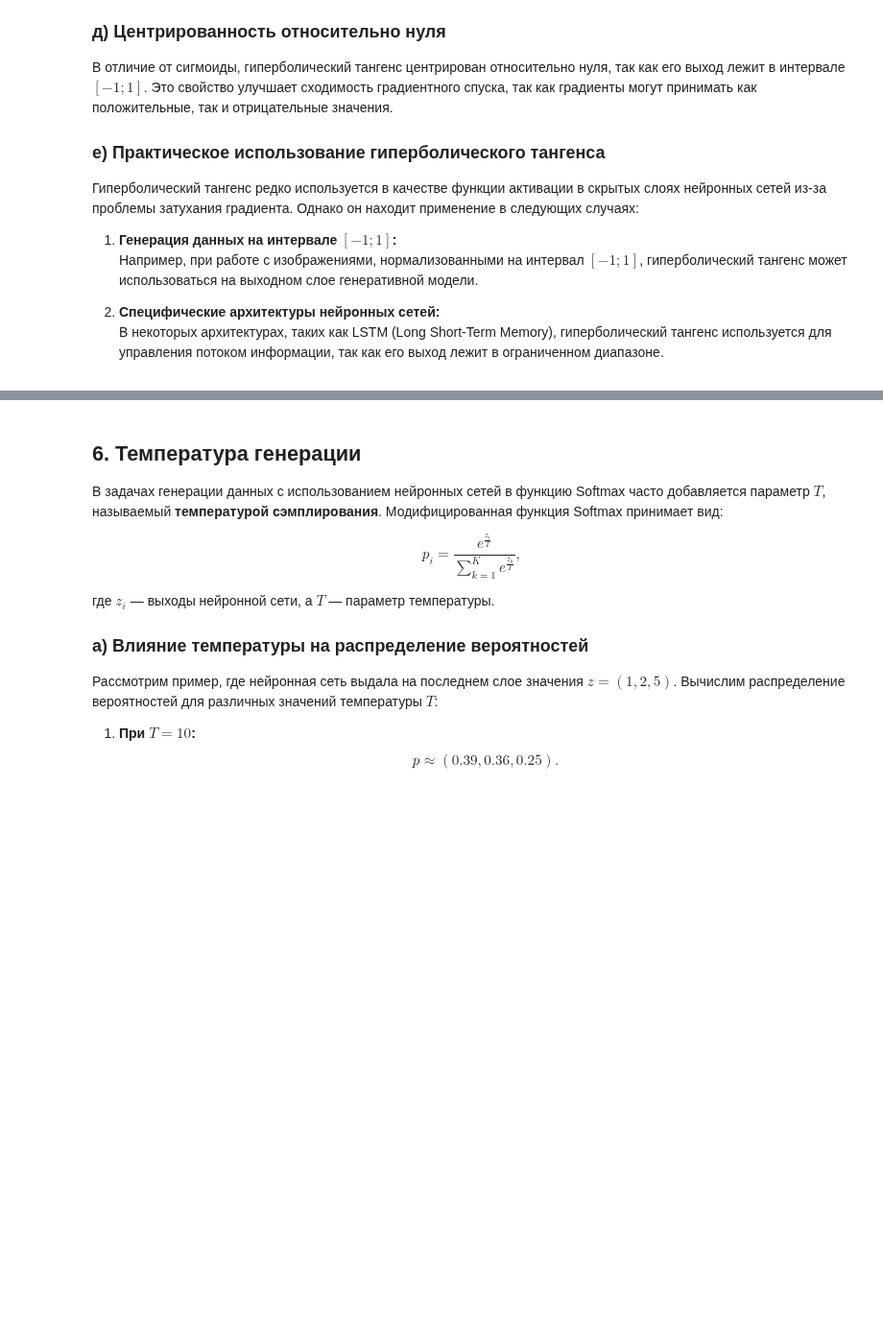
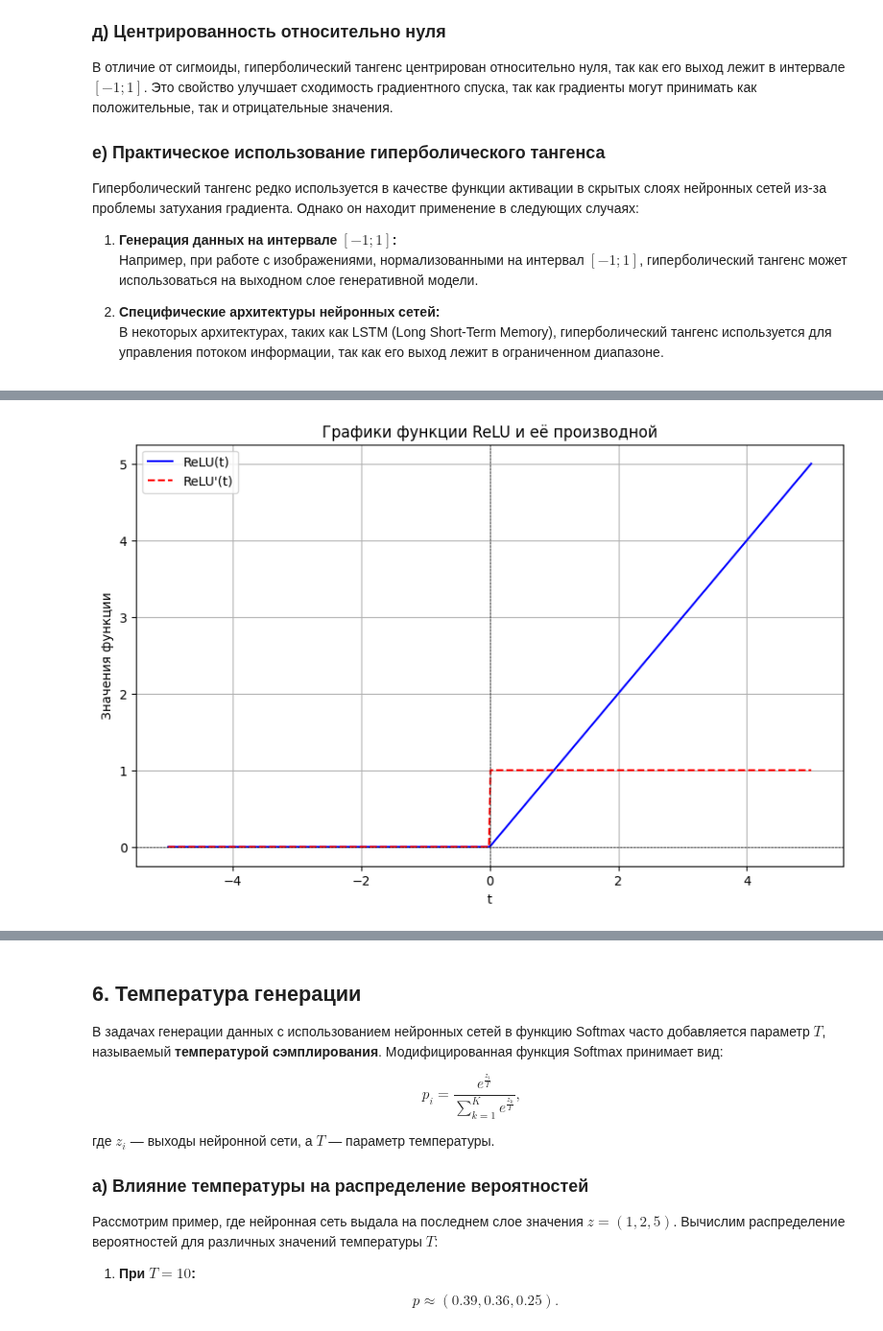
Before and after one commit to Fairim/ABC_DataMining, a Jupyter notebook: DL/3_Функции_активации_в_нейронных_сетях.ipynb, the cells around one changed output, grey strips where cells are left out. Shown at 96% size. Cells and saved outputs as stored; diff of their text form; code cells hidden in the pictures; blank space fills up the shorter version.

```diff
--- a/DL/3_Функции_активации_в_нейронных_сетях.ipynb
+++ b/DL/3_Функции_активации_в_нейронных_сетях.ipynb
@@ -802 +825,38 @@ $$
+# %%
+import numpy as np
+import matplotlib.pyplot as plt
+
+# Определяем функцию ReLU
+def relu(t):
+    return np.maximum(t, 0)
+
+# Определяем производную ReLU
+def relu_derivative(t):
+    return np.where(t >= 0, 1, 0)
+
+# Создаем массив значений t
+t = np.linspace(-5, 5, 400)
+
+# Вычисляем значения ReLU и её производной
+relu_values = relu(t)
+relu_derivative_values = relu_derivative(t)
+
+# Строим графики
+plt.figure(figsize=(10, 6))
+plt.plot(t, relu_values, label='ReLU(t)', color='blue')
+plt.plot(t, relu_derivative_values, label="ReLU'(t)", color='red', linestyle='--')
+
+# Добавляем подписи и легенду
+plt.title('Графики функции ReLU и её производной')
+plt.xlabel('t')
+plt.ylabel('Значения функции')
+plt.axhline(0, color='black', linewidth=0.5, linestyle='--')
+plt.axvline(0, color='black', linewidth=0.5, linestyle='--')
+plt.grid(True)
+plt.legend()
+
+# Показываем график
+plt.show()
+# %% [output]
+[figure, added]
 # %% [markdown]
```
Also changed, not shown: parts of 2 cells of this notebook.
